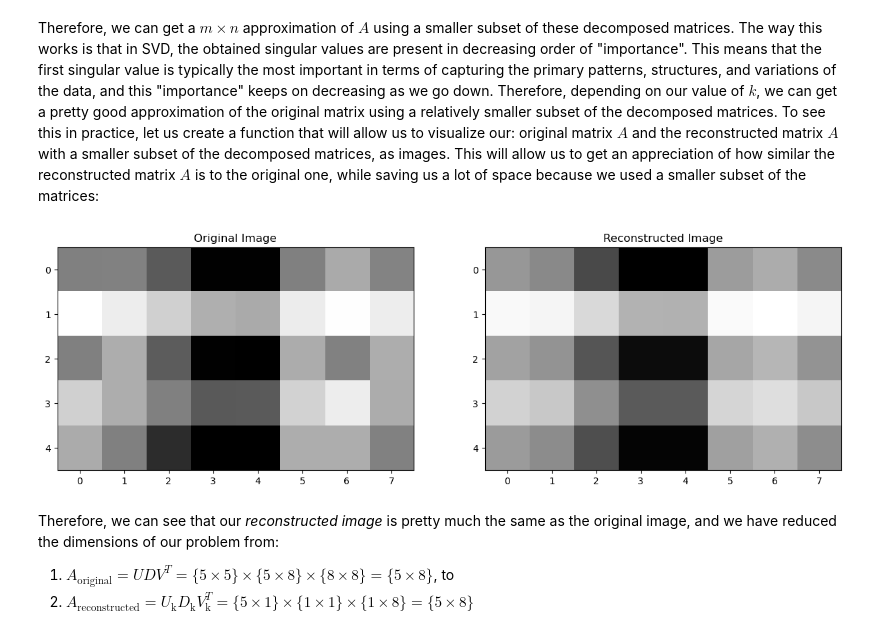
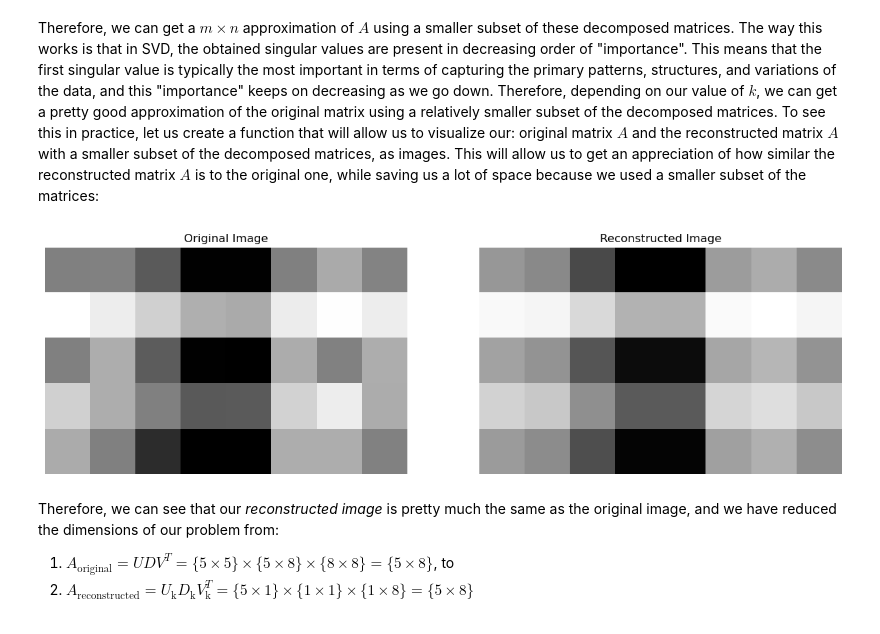
Before and after one commit to dcruzeneil/dcruzeneil.github.io, a Jupyter notebook: posts/unsupervised-learning/index.ipynb, the cells around one changed output. Cells and saved outputs as stored; diff of their text form; code cells hidden in the pictures.

```diff
--- a/posts/unsupervised-learning/index.ipynb
+++ b/posts/unsupervised-learning/index.ipynb
@@ -66,20 +66,20 @@ a = plt.gca().axis("on")
 # %% [markdown]
 Now that we have our matrix $A$, we can use <i>numpy's</i> implementation of SVD, to get $U$, $V$, and <i>sigma</i> which has been discussed above. The only difference is that we get <i>sigma</i> and not $D$. This means that we get a numpy array of the singular values of $A$, but we have to construct a diagonal matrix - $D$ - ourselves, where the diagonals contain the singular values of $A$. We can wrap up all of these functionalities in a single function:
 # %%
-def getValues():
-    U, sigma, V = np.linalg.svd(A)
-    D = diagonalize(sigma)
+def getValues(matrix):
+    U, sigma, V = np.linalg.svd(matrix)
+    D = diagonalize(matrix, sigma)
     return U, D, V
 
-def diagonalize(sigma):
+def diagonalize(matrix, sigma):
     # creating the D matrix in the SVD
     # here the matrix of 0s will have the same shape as A
-    D = np.zeros_like(A, dtype=float)
+    D = np.zeros_like(matrix, dtype=float)
     # putting the singular values along the diagonal of D
-    D[:min(A.shape),:min(A.shape)] = np.diag(sigma)
+    D[:min(matrix.shape),:min(matrix.shape)] = np.diag(sigma)
     return D
 
-U, D, V = getValues()
+U, D, V = getValues(A)
 # %% [markdown]
 Now, let us try to reconstruct $A$ using the decomposed matrices as displayed in the formula above and compare it to the original $A$:
 # %%
@@ -131,26 +131,26 @@ $$
 # %%
 def compareImages(A, A_):
     fig, axarr = plt.subplots(1, 2, figsize = (15, 5))
 
     axarr[0].imshow(A, cmap = "Greys")
-    axarr[0].axis("on")
+    axarr[0].axis("off")
     axarr[0].set(title = "Original Image")
 
     axarr[1].imshow(A_, cmap = "Greys")
-    axarr[1].axis("on")
+    axarr[1].axis("off")
     axarr[1].set(title = "Reconstructed Image")
 
 #creating subsets of the decomposed matrices
 k = 1
 U_ = U[:,:k]
 D_ = D[:k, :k]
 V_ = V[:k, :]
 A_ = U_ @ D_ @ V_
 
 # visualizing the original and reconstructed matrix A (images)
 compareImages(A, A_)
 # %% [output]
-[figure, old version]
+[figure, new version]
 # %% [markdown]
 Therefore, we can see that our <i>reconstructed image</i> is pretty much the same as the original image, and we have reduced the dimensions of our problem from:
 <ol>
```
Also changed, not shown: parts of 7 cells of this notebook, 6 other files.
